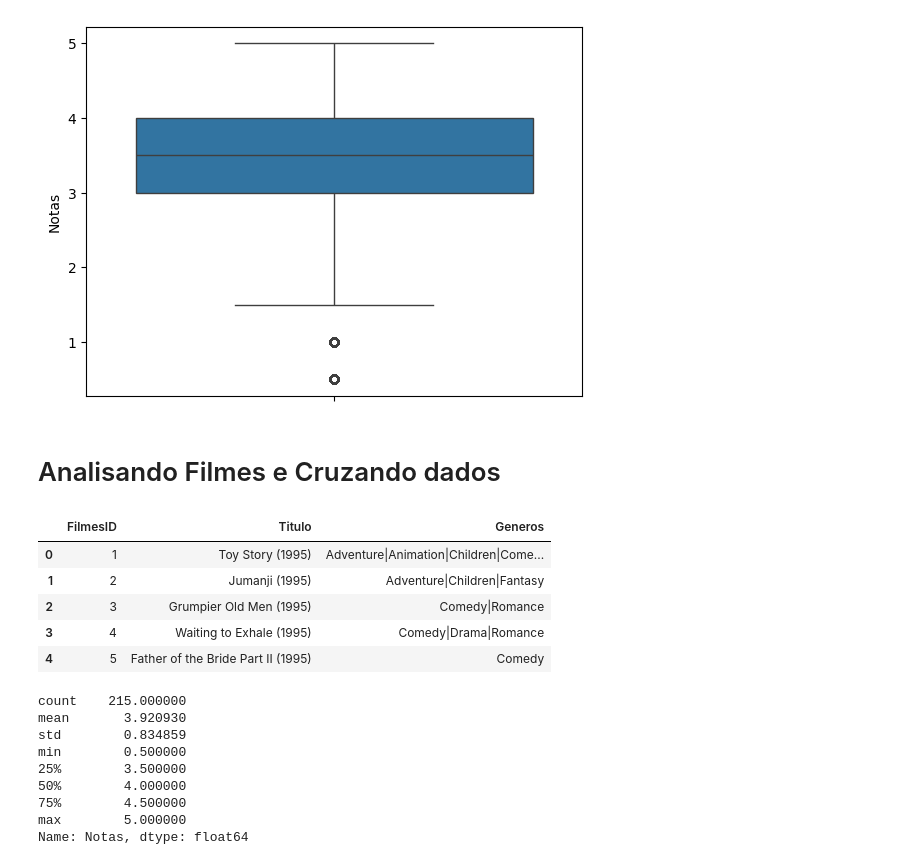
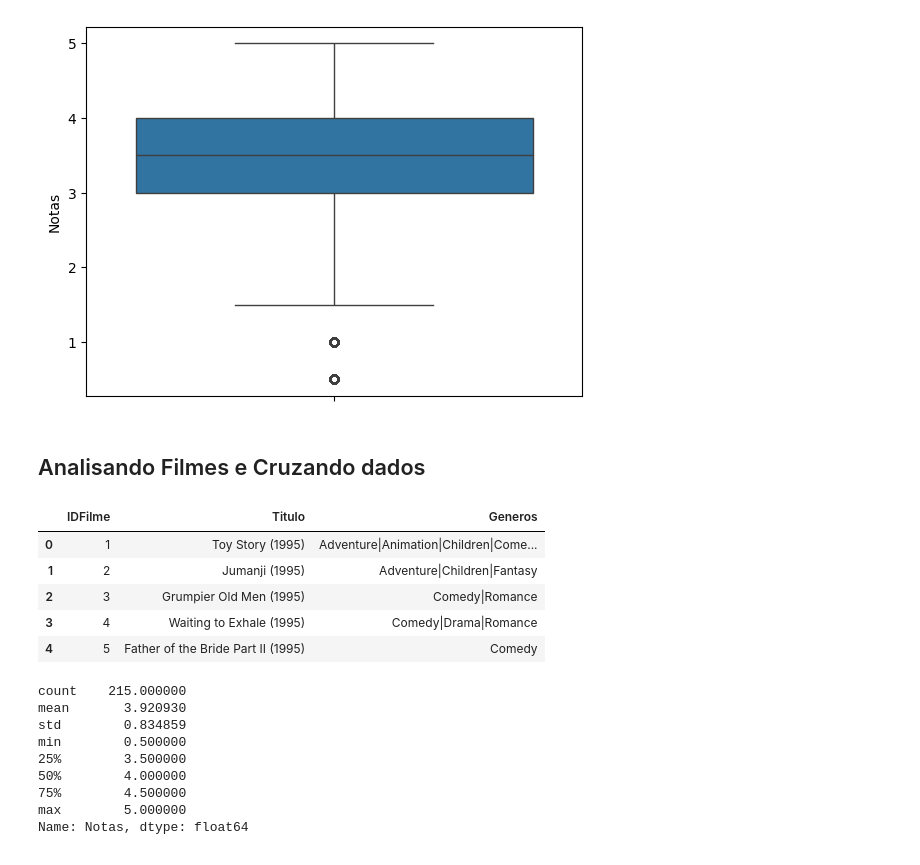
Before and after one commit to GeorgesBallister/Atividade-1-Python-para-DS-Individual-Estudo-Data-Science, a Jupyter notebook: ProjetoMovieLensFaculdade.ipynb, the cells around one changed output. Saved outputs shown, nothing was run; the diff lists cells and outputs as text; code cells hidden in the pictures.

```diff
--- a/ProjetoMovieLensFaculdade.ipynb
+++ b/ProjetoMovieLensFaculdade.ipynb
@@ -61,13 +66,13 @@ sns.boxplot(notasDS.Notas)
 <Axes: ylabel='Notas'>
 [figure]
 # %% [markdown]
-# Analisando Filmes e Cruzando dados
+## Analisando Filmes e Cruzando dados
 # %%
 filmesDB = pd.read_csv("./Base de Dados/ml-latest-small/movies.csv")
-filmesDB.columns = ["FilmesID", "Titulo", "Generos"]
+filmesDB.columns = ["IDFilme", "Titulo", "Generos"]
 filmesDB.head()
 # %% [output]
-|  | FilmesID | Titulo | Generos |
+|  | IDFilme | Titulo | Generos |
 | 0 | 1 | Toy Story (1995) | Adventure|Animation|Children|Come... |
 | 1 | 2 | Jumanji (1995) | Adventure|Children|Fantasy |
 | 2 | 3 | Grumpier Old Men (1995) | Comedy|Romance |
```
Also changed, not shown: parts of 12 cells of this notebook, 1 other file.
